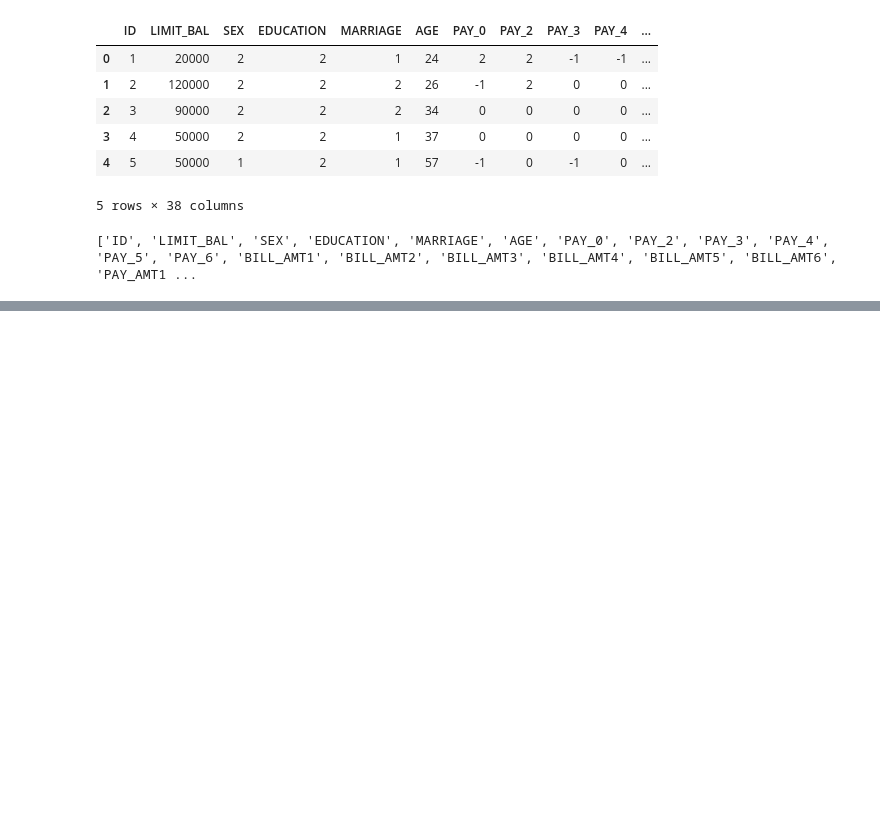
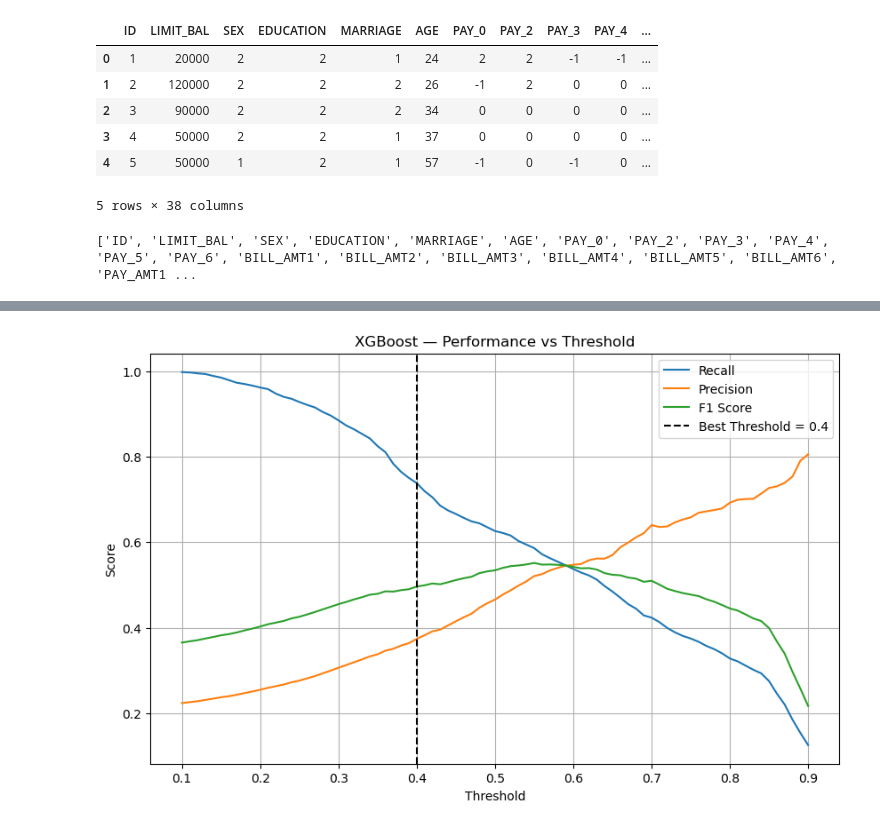
Before and after one commit to Pritish-Kumar-Singh/Credit_Risk_Intelligence_System, a Jupyter notebook: notebooks/03_model_training.ipynb, the cells around one changed output, grey strips where cells are left out. Cells and saved outputs as stored; diff of their text form; code cells hidden in the pictures; blank space fills up the shorter version.

```diff
--- a/notebooks/03_model_training.ipynb
+++ b/notebooks/03_model_training.ipynb
@@ -1029,0 +392,17 @@ os.listdir(
+# %%
+xgb_results = []
+
+for threshold in np.arange(0.10, 0.91, 0.01):
+    y_pred = (y_prob_xgb >= threshold).astype(int)
+
+    xgb_results.append({
+        "Threshold": round(threshold, 2),
+        "Accuracy" : accuracy_score(y_test, y_pred),
+        "Precision": precision_score(y_test, y_pred, zero_division=0),
+        "Recall"   : recall_score(y_test, y_pred),
+        "F1"       : f1_score(y_test, y_pred)
+    })
+
+xgb_threshold_df = pd.DataFrame(xgb_results)
+
+xgb_threshold_df.sort_values("Recall", ascending=False).head(15)
@@ -1029,0 +426,8 @@ os.listdir(
+# %%
+xgb_filtered = xgb_threshold_df[xgb_threshold_df["Precision"] >= 0.37]
+
+xgb_best_row = xgb_filtered.loc[xgb_filtered["Recall"].idxmax()]
+
+xgb_best_threshold = xgb_best_row["Threshold"]
+print("Best Threshold:", xgb_best_threshold)
+print(xgb_best_row)
@@ -1029,0 +442,18 @@ os.listdir(
+# %%
+plt.figure(figsize=(10, 6))
+
+plt.plot(xgb_threshold_df["Threshold"], xgb_threshold_df["Recall"],    label="Recall")
+plt.plot(xgb_threshold_df["Threshold"], xgb_threshold_df["Precision"], label="Precision")
+plt.plot(xgb_threshold_df["Threshold"], xgb_threshold_df["F1"],        label="F1 Score")
+
+plt.axvline(x=xgb_best_threshold, color="black", linestyle="--",
+            label=f"Best Threshold = {xgb_best_threshold}")
+
+plt.xlabel("Threshold")
+plt.ylabel("Score")
+plt.title("XGBoost — Performance vs Threshold")
+plt.grid(True)
+plt.legend()
+plt.show()
+# %% [output]
+[figure, added]
```
Also changed, not shown: parts of 88 cells of this notebook, 5 other files.
